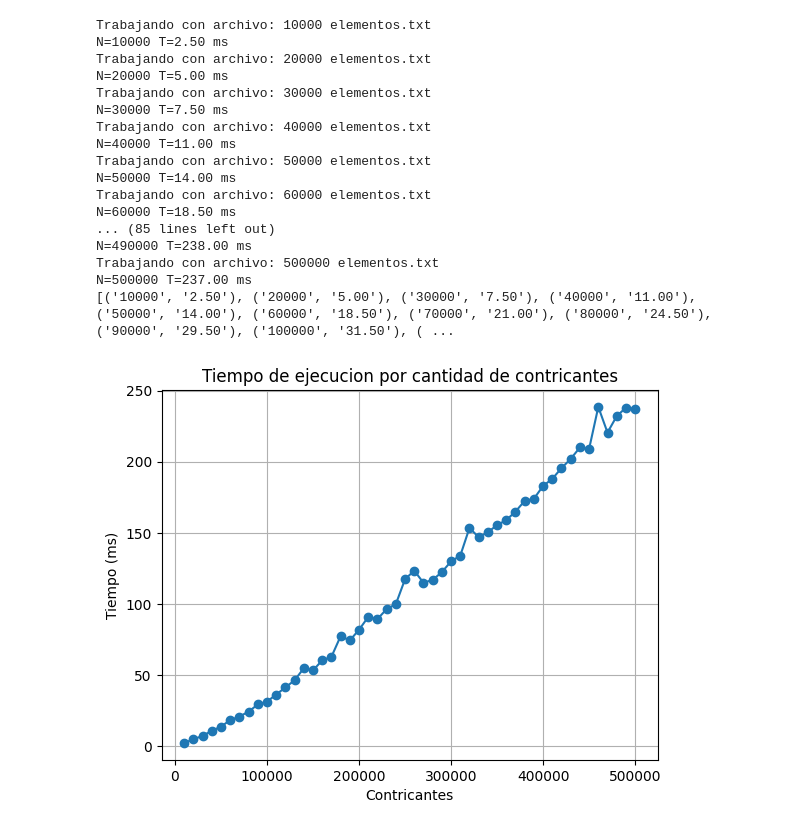
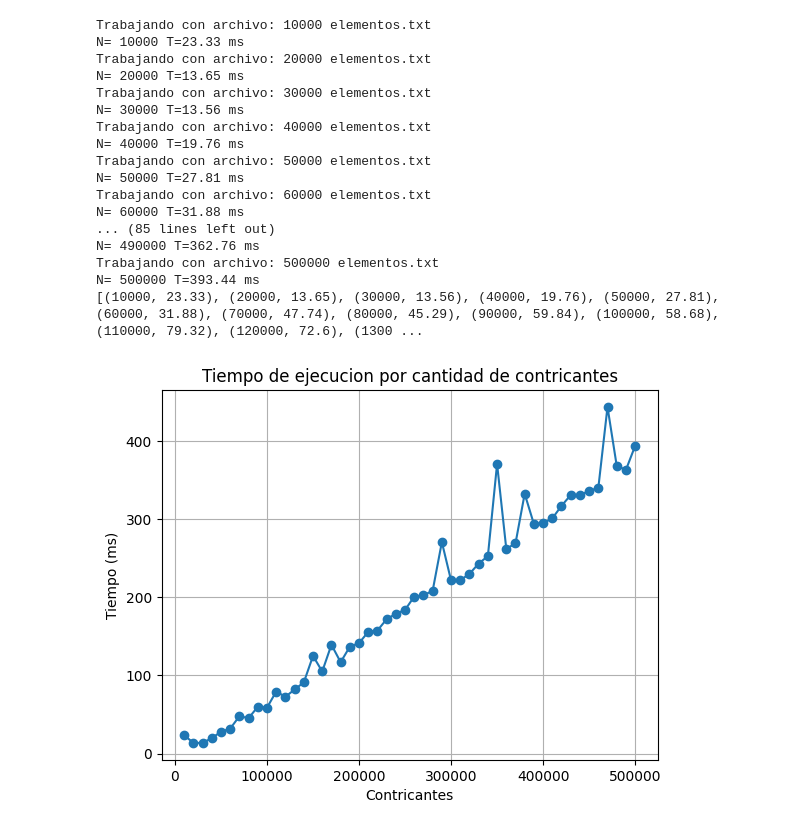
Before and after one commit to mrti259/tda-i-tps, a Jupyter notebook: tp1/notebooks/Calculo de tiempos.ipynb, the cells around one changed output. Cells and saved outputs as stored; diff of their text form; code cells hidden in the pictures.

```diff
--- a/tp1/notebooks/Calculo de tiempos.ipynb
+++ b/tp1/notebooks/Calculo de tiempos.ipynb
@@ -1,10 +1,11 @@
 # %%
-from tp1.leer_archivo import leer_archivo
-from tp1.tiempo_optimo import tiempo_optimo
 import os
 import time
 
-directorio = '../tests/data/'
+from tp1.leer_archivo import leer_archivo
+from tp1.tiempo_optimo import tiempo_optimo
+
+directorio = 'data/'
 archivos = os.listdir(directorio)
 archivos = sorted(archivos, key=lambda archivo: int(archivo.split(' ')[0]))
 resultado = []
@@ -18,40 +19,41 @@ for archivo in archivos:
     tiempo_fin = time.time()
 
     tiempo_ejecucion = (tiempo_fin - tiempo_inicio) * 1000
-    print("N=" + str(len(tiempos_analisis)) + " T=" + f"{tiempo_ejecucion:.2f} ms")
-    resultado.append((str(len(tiempos_analisis)), f"{tiempo_ejecucion:.2f}"))
+    medicion = (len(tiempos_analisis), round(tiempo_ejecucion, 2))
+    print(f"N= {medicion[0]} T={medicion[1]} ms")
+    resultado.append(medicion)
 
 print(resultado)
 # %% [output]
 Trabajando con archivo: 10000 elementos.txt
-N=10000 T=2.50 ms
+N= 10000 T=23.33 ms
 Trabajando con archivo: 20000 elementos.txt
-N=20000 T=5.00 ms
+N= 20000 T=13.65 ms
 Trabajando con archivo: 30000 elementos.txt
-N=30000 T=7.50 ms
+N= 30000 T=13.56 ms
 Trabajando con archivo: 40000 elementos.txt
-N=40000 T=11.00 ms
+N= 40000 T=19.76 ms
 Trabajando con archivo: 50000 elementos.txt
-N=50000 T=14.00 ms
+N= 50000 T=27.81 ms
 Trabajando con archivo: 60000 elementos.txt
-N=60000 T=18.50 ms
+N= 60000 T=31.88 ms
 ... (85 lines left out)
-N=490000 T=238.00 ms
+N= 490000 T=362.76 ms
 Trabajando con archivo: 500000 elementos.txt
-N=500000 T=237.00 ms
-[('10000', '2.50'), ('20000', '5.00'), ('30000', '7.50'), ('40000', '11.00'), ('50000', '14.00'), ('60000', '18.50'), ('70000', '21.00'), ('80000', '24.50'), ('90000', '29.50'), ('100000', '31.50'), ( ...
+N= 500000 T=393.44 ms
+[(10000, 23.33), (20000, 13.65), (30000, 13.56), (40000, 19.76), (50000, 27.81), (60000, 31.88), (70000, 47.74), (80000, 45.29), (90000, 59.84), (100000, 58.68), (110000, 79.32), (120000, 72.6), (1300 ...
 # %%
 import matplotlib.pyplot as plt
 
-contricantes = [int(analisis[0]) for analisis in resultado]
-tiempos = [float(analisis[1]) for analisis in resultado]
+contricantes = [analisis[0] for analisis in resultado]
+tiempos = [analisis[1] for analisis in resultado]
 
 plt.plot(contricantes, tiempos, label= "Tiempo segun cantidad de contricantes",  marker='o', linestyle='-')
 plt.xlabel('Contricantes')
 plt.ylabel('Tiempo (ms)')
 plt.title('Tiempo de ejecucion por cantidad de contricantes')
 plt.grid(True)
 
 plt.show()
 # %% [output]
-[figure, old version]
+[figure, new version]
```
Also changed, not shown: 3 other files.
